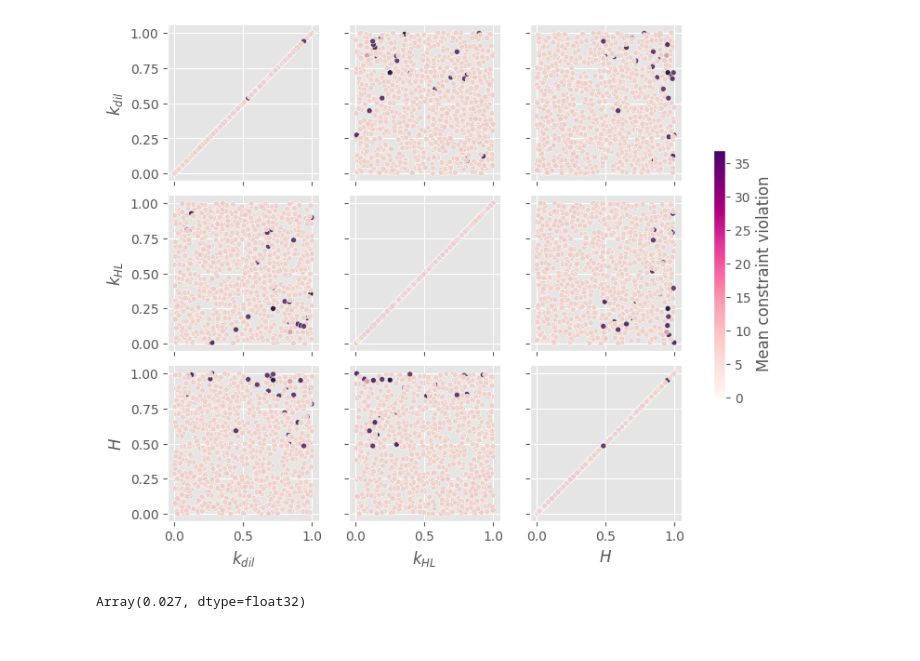
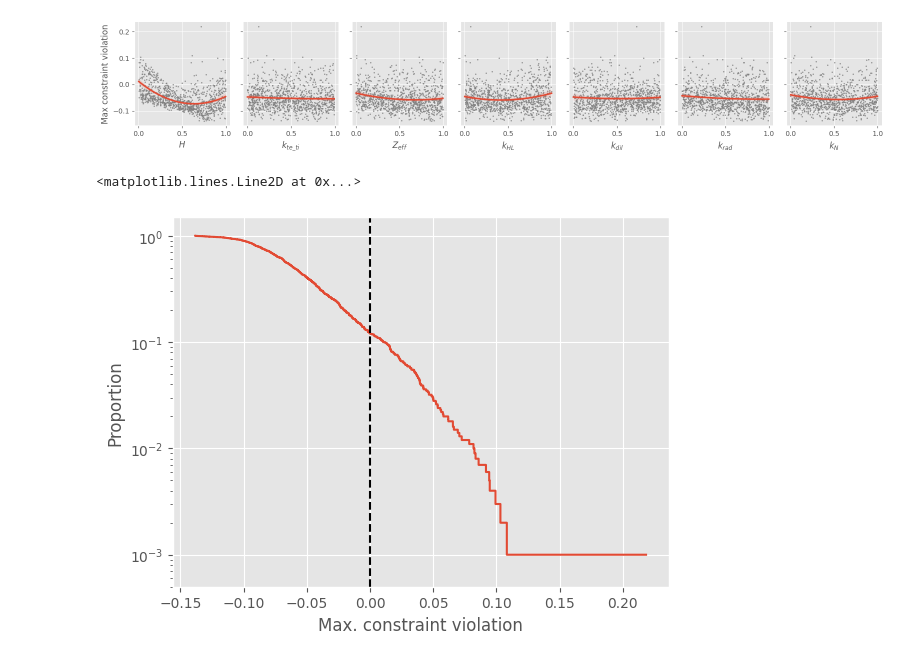
Before and after one commit to MIT-PSFC/PopDownGym, a Jupyter notebook: scripts/es/train/plotting.ipynb, the cells around one changed output. Saved outputs shown, nothing was run; the diff lists cells and outputs as text; code cells hidden in the pictures.

Commit message:
Plotting upgrades

```diff
--- a/scripts/es/train/plotting.ipynb
+++ b/scripts/es/train/plotting.ipynb
@@ -120,25 +119,35 @@ cbar.set_label("Mean constraint violation")
 # %%
 df = pd.DataFrame(
     {key: value for key, value in normalized_params.items()} | {
-        "Mean constraint violation": -violation,
+        "Max. constraint violation": violation,
     }
 )
 params_of_interest = [
     r"$k_{dil}$",
     r"$k_{HL}$",
     r"$H$",
     # r"$k_{te\_ti}$",
 ]
-g = sns.PairGrid(df, hue="Mean constraint violation", vars=params_of_interest)
-g.map(sns.scatterplot, size=2, palette="RdPu")
-norm = plt.Normalize(df["Mean constraint violation"].min(), df["Mean constraint violation"].max())
-sm = plt.cm.ScalarMappable(cmap="RdPu", norm=norm)
-cbar = plt.colorbar(sm, ax = plt.gcf().get_axes(), shrink=0.5)
-cbar.set_label("Mean constraint violation")
-plt.gcf().set_size_inches(8, 6)
+# g = sns.PairGrid(df, hue="Max. constraint violation", vars=params_of_interest)
+# g.map(sns.scatterplot, size=1, palette="RdPu")
+# norm = plt.Normalize(df["Max. constraint violation"].min(), df["Max. constraint violation"].max())
+# sm = plt.cm.ScalarMappable(cmap="RdPu", norm=norm)
+# cbar = plt.colorbar(sm, ax = plt.gcf().get_axes(), shrink=0.5)
+# cbar.set_label("Max. constraint violation")
+# plt.gcf().set_size_inches(12, 9)
+
+g = sns.PairGrid(df, x_vars=normalized_params.keys(), y_vars=["Max. constraint violation"])
+g.map(sns.regplot, ci=99, scatter_kws={"s": 1, "color": "grey"}, order=2, n_boot=1_000)
+plt.gcf().set_size_inches(16, 3)
 # %% [output]
-[figure, old version]
+[figure, new version]
-# %%
-(violation < 0).sum() / num_eval_rollouts
-# %% [output]
-Array(0.027, dtype=float32)
+# %%
+sns.ecdfplot(x=violation, complementary=True, log_scale=(False, True))
+plt.xlabel("Max. constraint violation")
+plt.ylabel("Proportion")
+plt.ylim(5e-4, 1.5)
+# Add a vertical line at 0.0
+plt.axvline(0.0, color="black", linestyle="--")
+# %% [output]
+<matplotlib.lines.Line2D at 0x...>
+[figure, added]
```
Also changed, not shown: parts of 4 cells of this notebook, 4 other files.
